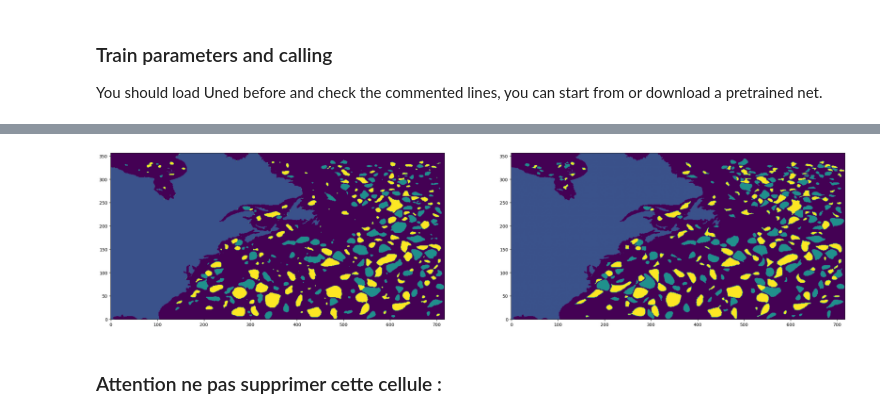
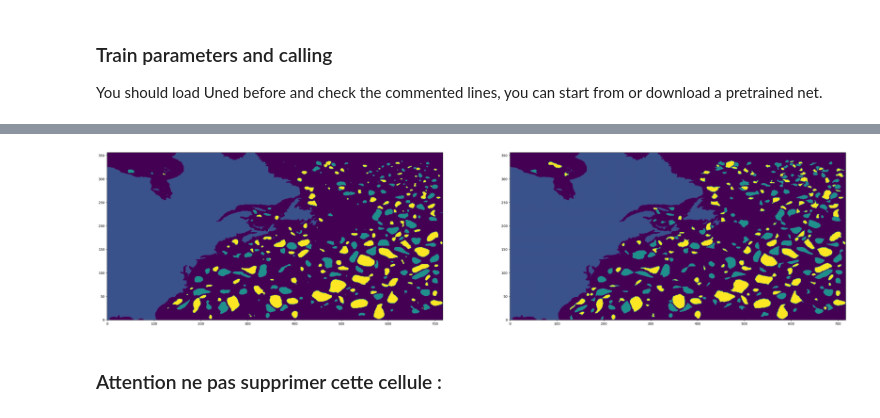
Before and after one commit to guillaume117/EddyForecasting, a Jupyter notebook: eddy.ipynb, the cells around one changed output, grey strips where cells are left out. Cells and saved outputs as stored; diff of their text form; code cells hidden in the pictures.

```diff
--- a/eddy.ipynb
+++ b/eddy.ipynb
@@ -18,0 +40,8 @@ Target shape is a tensor of depth 30
+# %%
+
+nan_path = dataset.getNanMaskLabelPath()
+nan_deconv_path = dataset.getNanMaskLabelDeconvPath()
+train_dataset = torch.load(train_path)
+val_dataset = torch.load(val_path)
+nan_masked_label = torch.load(nan_path)
+nan_masked_label_deconv = torch.load(nan_deconv_path)
@@ -95,9 +144,9 @@ with open(output_file, 'w', newline='') as csvfile:
                     value = np.int32(value)
                     writer.writerow({'Id': id, 'Predicted': value})
 # %%
-""" This is the code to load the dataset and the labels"""
+""" This part of the code is needed to load the validation dataset and get the input and labels"""
 from torch.utils.data import DataLoader
-val_dataset = torch.load('dataset/Train_1_val_dataset.pt')
+val_dataset = torch.load(val_path)
 
 val_loader = DataLoader(dataset = val_dataset, batch_size=len(val_dataset),shuffle=False, drop_last=False)
 for input, labels in val_loader:
@@ -190,42 +236,43 @@ The two next following cells are for creating video animation of prediction vs g
 # %%
 
 import numpy as np
 import matplotlib.pyplot as plt
 from matplotlib.animation import FuncAnimation
 
 """
 This is the code to create a video of the prediction and the ground truth
 It takes the prediction and the ground truth and reshapes them to the original shape of the image.
 It then creates a video of the prediction and the ground truth.
 """
 
 
-array_list_following_train=np.array(array_list_following_train)
-array_list_following_pict_PDT=np.where(array_list_following_train>=100,0.5,array_list_following_train)
-array_list_following_ground_truth=np.array(array_list_ground_truth)
-array_list_following_pict_GT=np.where(array_list_following_ground_truth>=100,0.5,array_list_following_ground_truth)
-fig, ax = plt.subplots(1, 2, figsize = (30, 24))
+array_list_following_predicted=np.array(list_following_predicted)
+#we don't want to saturate the image with the land(=999) so we set the land to 0.5
+array_list_following_predicted=np.where(array_list_following_predicted>=100,0.5,array_list_following_predicted)
+array_list_following_ground_truth=np.array(list_following_ground_truth)
+array_list_following_ground_truth=np.where(array_list_following_ground_truth>=100,0.5,array_list_following_ground_truth)
+fig, ax = plt.subplots(1, 2, figsize = (40, 32))
 def init():
 
-    ax[0].imshow(array_list_following_pict_PDT[10][0],origin="lower")
-    ax[1].imshow(array_list_following_pict_GT[10][0],origin="lower")
+    ax[0].imshow(array_list_following_predicted[10][0],origin="lower")
+    ax[1].imshow(array_list_following_ground_truth[10][0],origin="lower")
 
     return [ax]
 
 def update(frame):
-    ax[0].imshow(array_list_following_pict_PDT[10][frame],origin="lower")
-    ax[1].imshow(array_list_following_pict_GT[10][frame],origin="lower")
+    ax[0].imshow(array_list_following_predicted[10][frame],origin="lower")
+    ax[1].imshow(array_list_following_ground_truth[10][frame],origin="lower")
 
     return [ax]
 
 
-animation = FuncAnimation(fig, update, frames=len(array_list_following_pict_PDT[1]), init_func=init)
+animation = FuncAnimation(fig, update, frames=len(array_list_following_predicted[1]), init_func=init)
 
-output_video = 'predicted_video_eddies_train_predict.mp4'
+output_video = 'predicted_video_eddies_predict_vs_ground_truth.mp4'
 
 animation.save(output_video, fps=1, extra_args=['-vcodec', 'libx264'])
 # %% [output]
-[figure, old version]
+[figure, new version]
 # %% [markdown]
 ### Attention ne pas supprimer cette cellule :
 # %%
```
Also changed, not shown: parts of 10 cells of this notebook, 7 other files.
